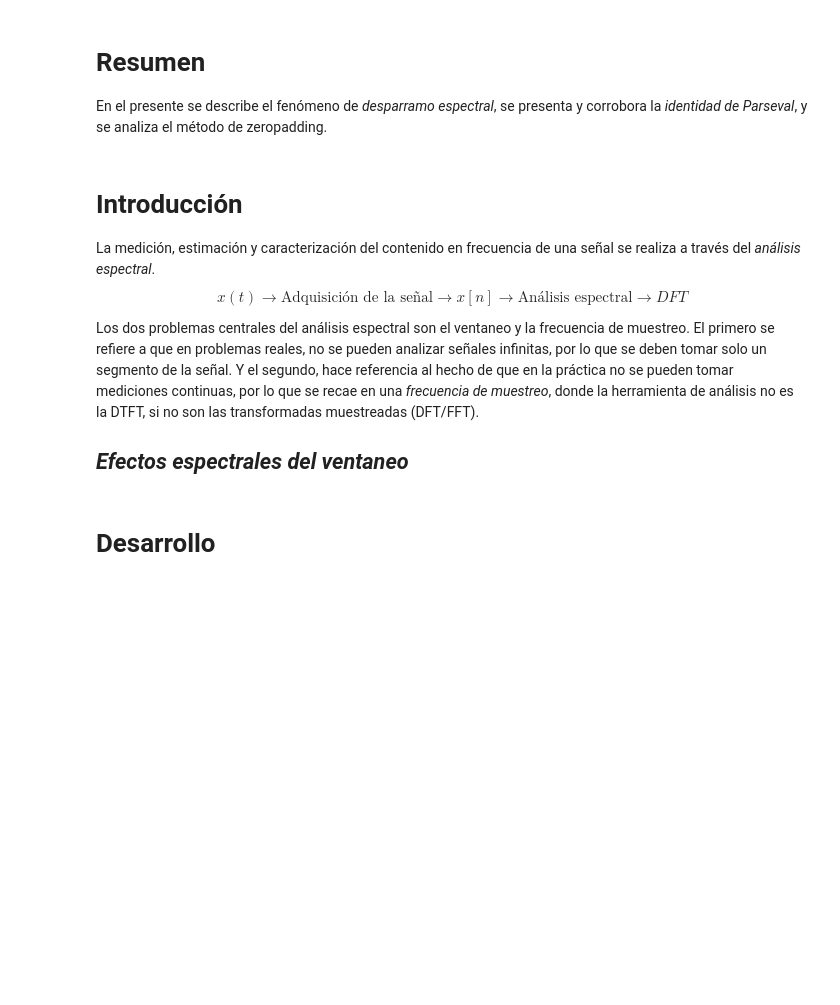
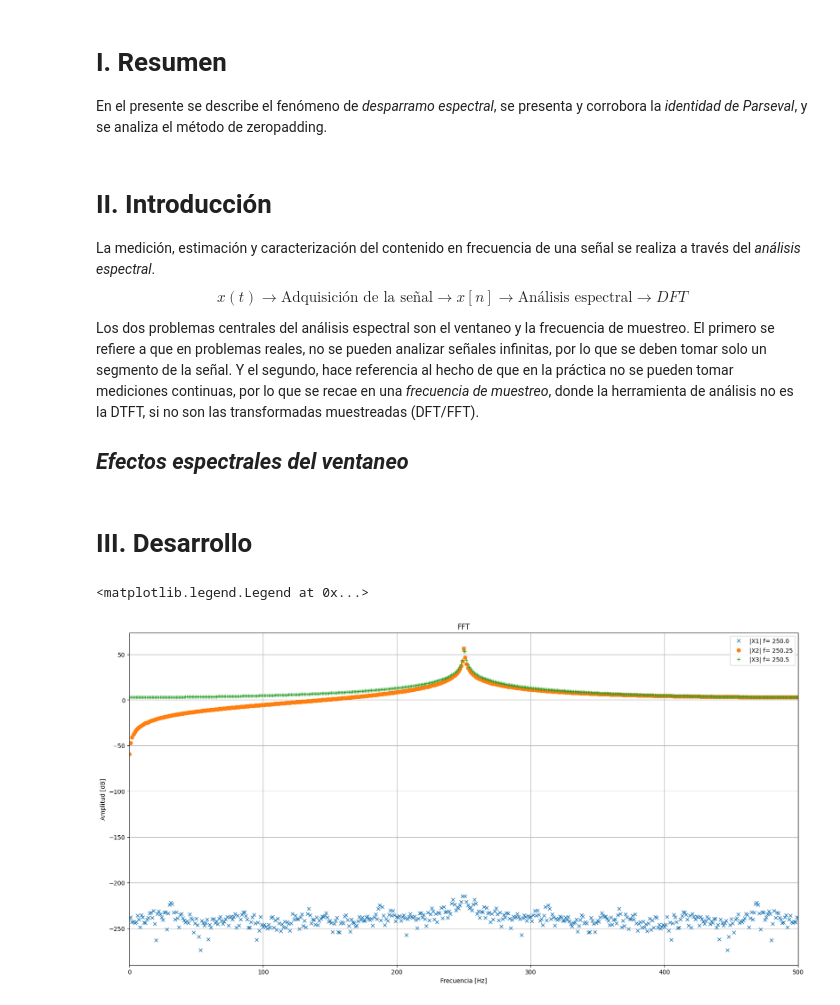
Before and after one commit to LolaPampin07/APS, a Jupyter notebook: TS3 FFT, desparramo, interpolación y ventaneo/TS3.ipynb, the cells around one changed output. Drawn from its saved outputs; the diff is of its cells as text; code cells hidden in the pictures; blank space fills up the shorter version.

Commit message:
'desarrollo'

```diff
--- a/TS3 FFT, desparramo, interpolación y ventaneo/TS3.ipynb
+++ b/TS3 FFT, desparramo, interpolación y ventaneo/TS3.ipynb
@@ -4,10 +4,10 @@
 ## Docentes: Mariano Llamedo Soria, Francisco Hernan Ledesma y David Ezequiel Benoit
 18/09/2025
 # %% [markdown]
-# **Resumen**
+# **I. Resumen**
 En el presente se describe el fenómeno de *desparramo espectral*, se presenta y corrobora la *identidad de Parseval*, y se analiza el método de zeropadding.
 # %% [markdown]
-# **Introducción**
+# **II. Introducción**
 La medición, estimación y caracterización del contenido en frecuencia de una señal se realiza a través del *análisis espectral*.
 $$ x(t) \rightarrow \text {Adquisición  de  la  señal} \rightarrow x[n] \rightarrow \text {Análisis  espectral} \rightarrow DFT $$
 
@@ -15,4 +15,62 @@ Los dos problemas centrales del análisis espectral son el ventaneo y la frecuen
 
 ## *Efectos espectrales del ventaneo*
 # %% [markdown]
-# **Desarrollo**
+# **III. Desarrollo**
+# %%
+# %% Declaraciones
+import numpy as np
+import matplotlib.pyplot as plt
+from scipy import signal
+import wave
+from numpy.fft import fft
+# Variables
+N=1000
+mbw=N/4 #mitad de banda digital
+k0= [mbw, mbw + 0.25, mbw + 1/2]
+fs=N
+df = fs / N #resolucion espectral = [[1/(s*muestras)]
+f0=np.dot(k0,df)
+
+# %%Generacion de Senoidales
+def sen(ff, nn, amp=np.sqrt(2), dc=0, ph=0, fs=2):
+    N = np.arange(nn)
+    t = N / fs
+    x = dc + amp * np.sin(2 * np.pi * ff * t + ph)
+    return t, x
+
+
+t1, x1 = sen(ff=f0[0], nn=N, fs=fs)
+t2, x2 = sen(ff=f0[1], nn=N, fs=fs)
+t3, x3 = sen(ff=f0[2], nn=N, fs=fs)
+
+
+# %%Calculo FFTs
+
+#calculo la transformada, su modulo y su argumento
+X1 = fft(x1)
+X1abs = np.abs(X1)
+X1ang = np.angle(X1)
+
+X2 = fft(x2)
+X2abs = np.abs(X2)
+X2ang = np.angle(X2)
+
+X3 = fft(x3)
+X3abs = np.abs(X3)
+X3ang = np.angle(X3)
+
+
+Ff=np.arange(N)*df #mi eje x en hz
+plt.figure(figsize=(20,10))
+plt.plot(Ff, 20*np.log10(X1abs), 'x', label='|X1| f= '+str(f0[0]))
+plt.plot(Ff, 20*np.log10(X2abs), 'o', label='|X2| f= '+str(f0[1]))
+plt.plot(Ff, 20*np.log10(X3abs), '+', label='|X3| f= '+str(f0[2]))
+plt.xlim([0, fs/2])
+plt.title('FFT')
+plt.xlabel('Frecuencia [Hz]')
+plt.ylabel('Amplitud [dB]')
+plt.grid()
+plt.legend()
+# %% [output]
+<matplotlib.legend.Legend at 0x...>
+[figure, added]
```
Also changed, not shown: parts of 4 cells of this notebook, 1 other file.
